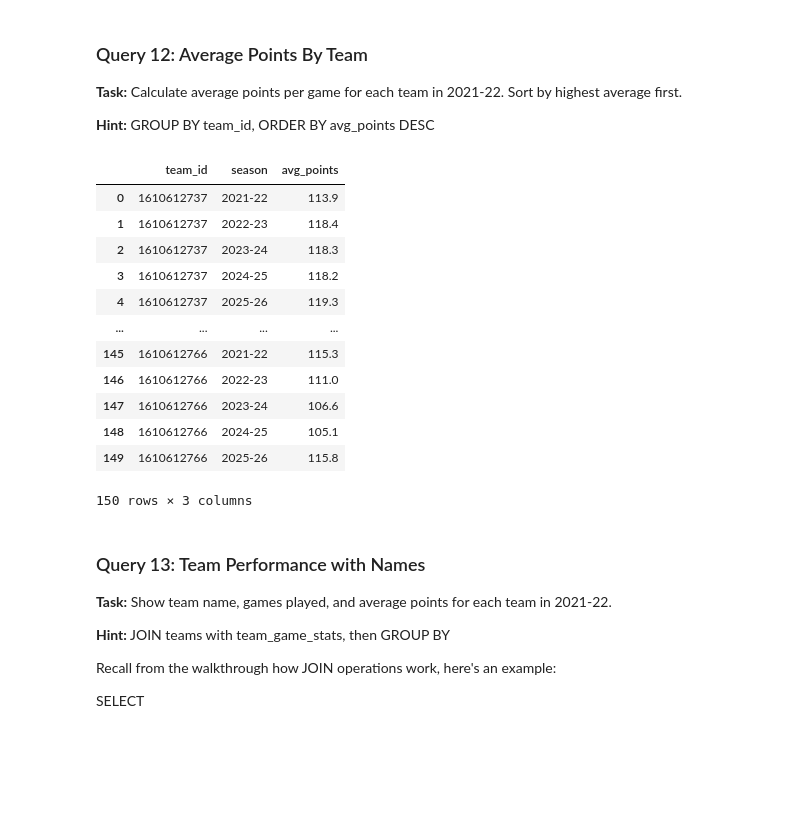
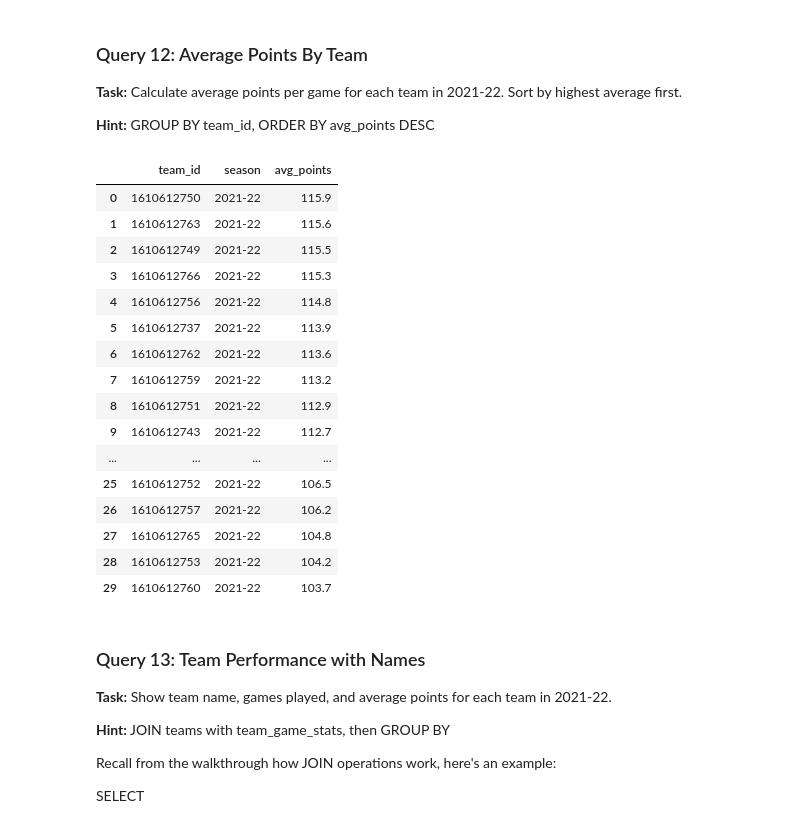
Before and after one commit to IlliaProrokov/databaseApplications, a Jupyter notebook: dbApps05aTasks_part1_starter.ipynb, the cells around one changed output. Drawn from its saved outputs; the diff is of its cells as text; code cells hidden in the pictures; blank space fills up the shorter version.

```diff
--- a/dbApps05aTasks_part1_starter.ipynb
+++ b/dbApps05aTasks_part1_starter.ipynb
@@ -286,30 +287,36 @@ display(result_11.head(10))  # Show first 10 teams
 # %%
 # TODO: Write your query
 query_12 = """
 SELECT
   team_id,
   season,
   ROUND(AVG(pts), 1) AS avg_points
 FROM team_game_stats
-GROUP BY team_id, season;
+WHERE season = '2021-22'
+GROUP BY team_id, season
+ORDER BY avg_points DESC
 """
 
 result_12 = pd.read_sql(query_12, conn)
 display(result_12)  # Show first 10 teams
 # %% [output]
 |  | team_id | season | avg_points |
-| 0 | 1610612737 | 2021-22 | 113.9 |
-| 1 | 1610612737 | 2022-23 | 118.4 |
-| 2 | 1610612737 | 2023-24 | 118.3 |
-| 3 | 1610612737 | 2024-25 | 118.2 |
-| 4 | 1610612737 | 2025-26 | 119.3 |
+| 0 | 1610612750 | 2021-22 | 115.9 |
+| 1 | 1610612763 | 2021-22 | 115.6 |
+| 2 | 1610612749 | 2021-22 | 115.5 |
+| 3 | 1610612766 | 2021-22 | 115.3 |
+| 4 | 1610612756 | 2021-22 | 114.8 |
+| 5 | 1610612737 | 2021-22 | 113.9 |
+| 6 | 1610612762 | 2021-22 | 113.6 |
+| 7 | 1610612759 | 2021-22 | 113.2 |
+| 8 | 1610612751 | 2021-22 | 112.9 |
+| 9 | 1610612743 | 2021-22 | 112.7 |
 | ... | ... | ... | ... |
-| 145 | 1610612766 | 2021-22 | 115.3 |
-| 146 | 1610612766 | 2022-23 | 111.0 |
-| 147 | 1610612766 | 2023-24 | 106.6 |
-| 148 | 1610612766 | 2024-25 | 105.1 |
-| 149 | 1610612766 | 2025-26 | 115.8 |
+| 25 | 1610612752 | 2021-22 | 106.5 |
+| 26 | 1610612757 | 2021-22 | 106.2 |
+| 27 | 1610612765 | 2021-22 | 104.8 |
+| 28 | 1610612753 | 2021-22 | 104.2 |
+| 29 | 1610612760 | 2021-22 | 103.7 |
-150 rows × 3 columns
 # %% [markdown]
 ### Query 13: Team Performance with Names
 
```
Also changed, not shown: parts of 13 cells of this notebook.
